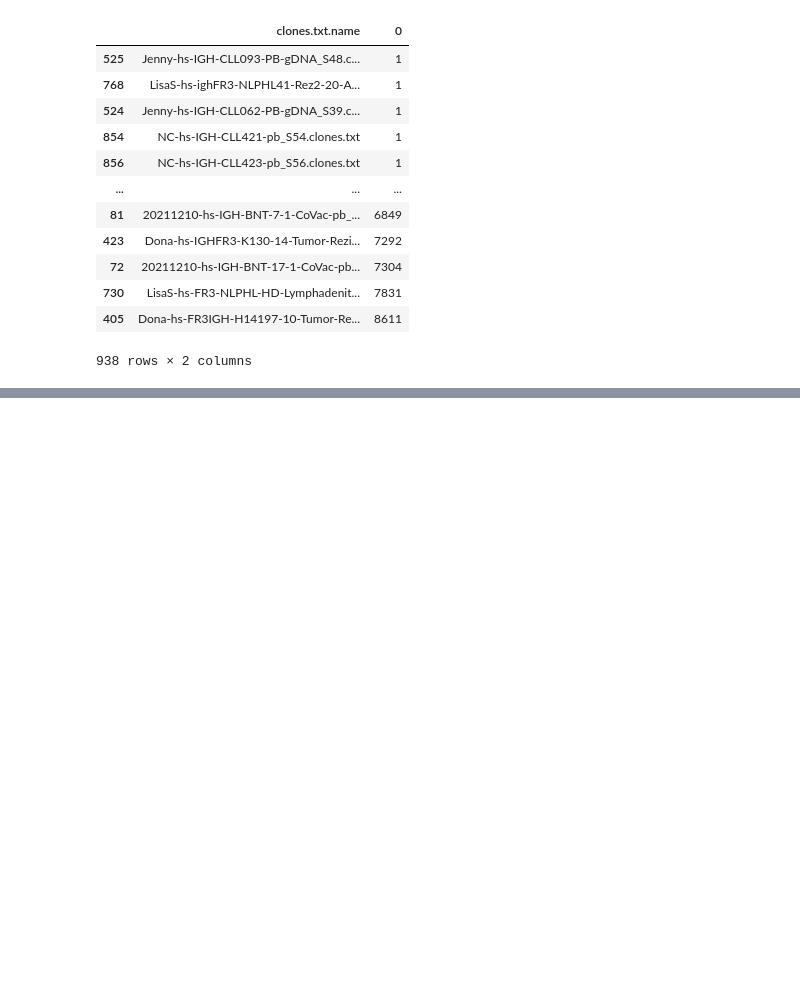
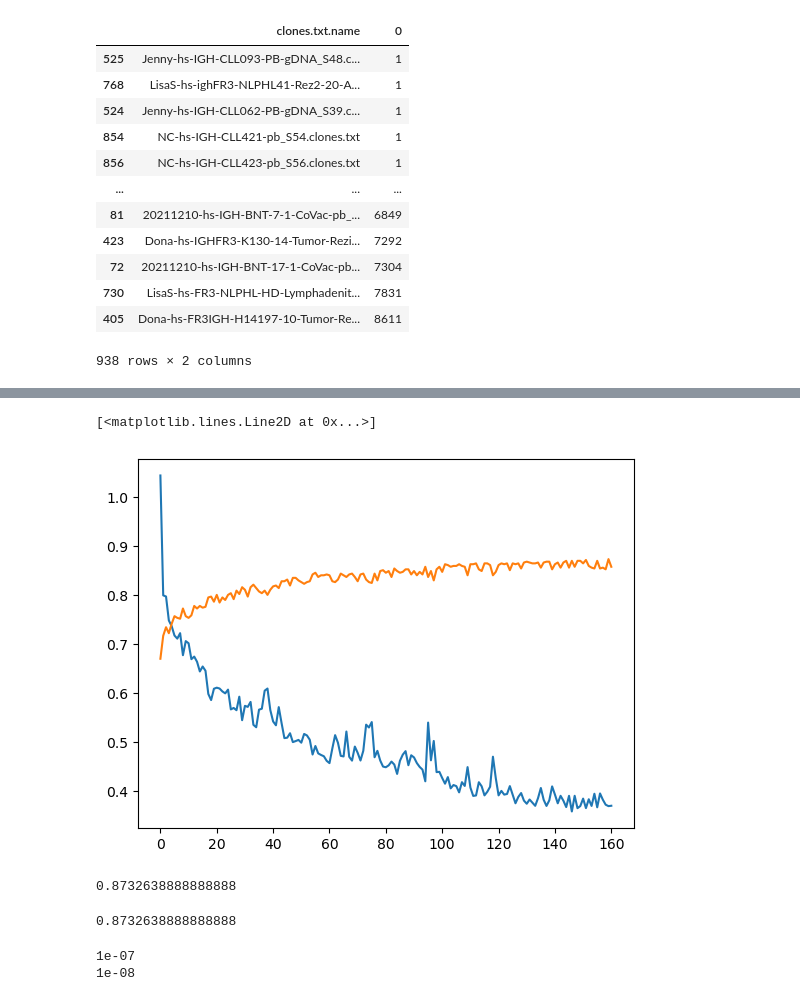
Before and after one commit to paulovic96/immusign, a Jupyter notebook: immusign_esm_classification.ipynb, the cells around one changed output, grey strips where cells are left out. Drawn from its saved outputs; the diff is of its cells as text; code cells hidden in the pictures; blank space fills up the shorter version.

```diff
--- a/immusign_esm_classification.ipynb
+++ b/immusign_esm_classification.ipynb
@@ -670,0 +740,15 @@ for ii in tqdm(range(N_EPOCHS), desc ='Training...',position=0,leave=True):
+# %%
+fig, ax = plt.subplots()
+ax.plot(range(len(epoch_loss)), epoch_loss)
+ax.plot(range(len(epoch_acc)), epoch_acc)
+# %% [output]
+[<matplotlib.lines.Line2D at 0x...>]
+[figure, added]
+# %%
+np.max(epoch_acc)
+# %% [output]
+0.8732638888888888
+# %%
+np.amax(epoch_acc)
+# %% [output]
+0.8732638888888888
@@ -670,0 +836,8 @@ for ii in tqdm(range(N_EPOCHS), desc ='Training...',position=0,leave=True):
+# %%
+for g in optimizer.param_groups:
+    print(g['lr'])
+    g['lr'] = 1e-08
+    print(g['lr'])
+# %% [output]
+1e-07
+1e-08
```
Also changed, not shown: parts of 44 cells of this notebook.
